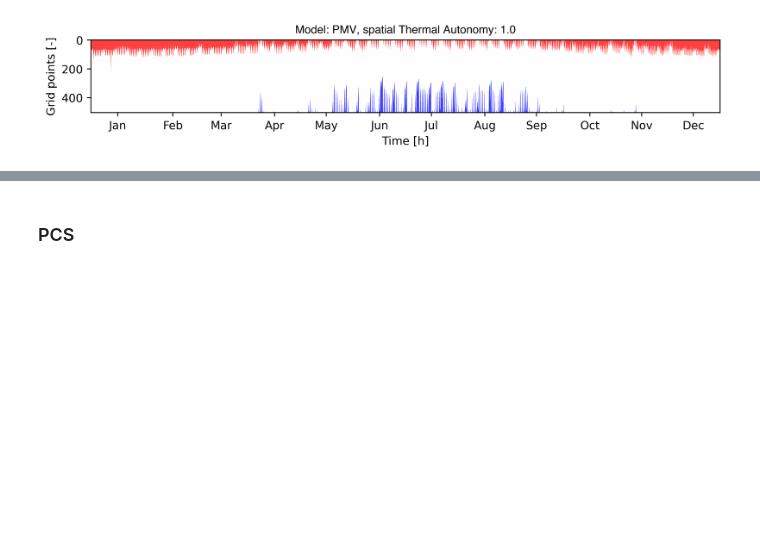
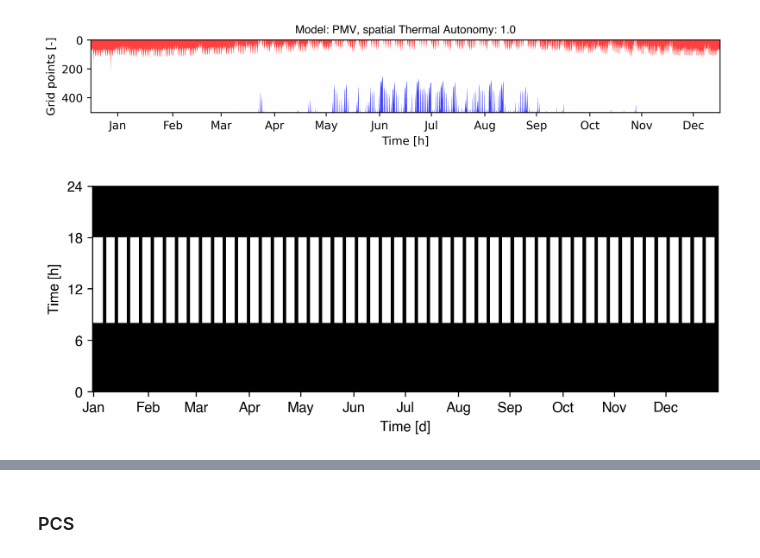
Before and after one commit to t-kramer/comfortSIM, a Jupyter notebook: workflow/workflow.ipynb, the cells around one changed output, grey strips where cells are left out. Saved outputs shown, nothing was run; the diff lists cells and outputs as text; code cells hidden in the pictures; blank space fills up the shorter version.

```diff
--- a/workflow/workflow.ipynb
+++ b/workflow/workflow.ipynb
@@ -490,0 +487,43 @@ plot_sta(adaptivePredictions)
+# %%
+def daily_plot(arr:np.array, days=365, colorbar=False):
+    """_summary_
+
+    Args:
+        arr (np.array): Requires an array of 8760 hourly comfort condition values
+        colorbar (bool, optional): Option to include colorbar. Defaults to False.
+    """
+
+    if days == 365:
+        xticks = [0, 32, 60,91,121,152,182,213,243,274,304,334]
+        xlabels = ['Jan','Feb','Mar','Apr','May','Jun','Jul','Aug','Sep','Oct','Nov','Dec']
+        yticks = [-0.5,5.5,11.5,17.5,23.5]
+        ylabels = [0,6,12,18,24]
+
+    plt.figure(figsize=(8,6), dpi=300)
+    plt.imshow(arr.reshape((24,days),order='F'), cmap='binary_r', interpolation='nearest', aspect=5, origin='lower')
+    # plt.colorbar(location='bottom')
+
+    plt.xticks(ticks=xticks,labels=xlabels,fontsize=7, font='Helvetica')
+    plt.yticks(ticks=yticks,labels=ylabels,fontsize=7, font='Helvetica')
+
+    plt.xlabel('Time [d]', font='Helvetica')
+    plt.ylabel('Time [h]', font='Helvetica')
+
+    if colorbar:
+        plt.colorbar(location='bottom')
+
+    plt.show()
+# %%
+# To filter for workings hours, schedules are required
+
+schedule_workingday = np.array([0,0,0,0,0,0,0,0,1,1,1,1,1,1,1,1,1,1,0,0,0,0,0,0])
+schedule_weekendday = np.array([0,0,0,0,0,0,0,0,0,0,0,0,0,0,0,0,0,0,0,0,0,0,0,0])
+schedule_workingweek = np.tile(schedule_workingday, 5)
+schedule_weekend = np.tile(schedule_weekendday, 2)
+schedule_weekly = np.concatenate([schedule_workingweek, schedule_weekend])
+
+schedule_yearly = np.concatenate([schedule_workingday, np.tile(schedule_weekly, 52)])
+
+daily_plot(schedule_yearly)
+# %% [output]
+[figure, added]
```
Also changed, not shown: parts of 12 cells of this notebook.
